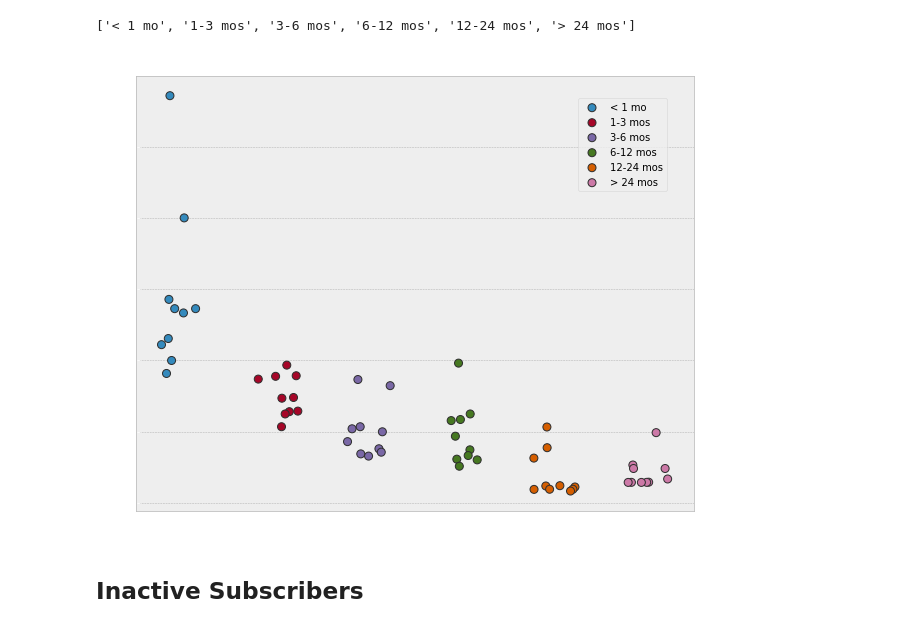
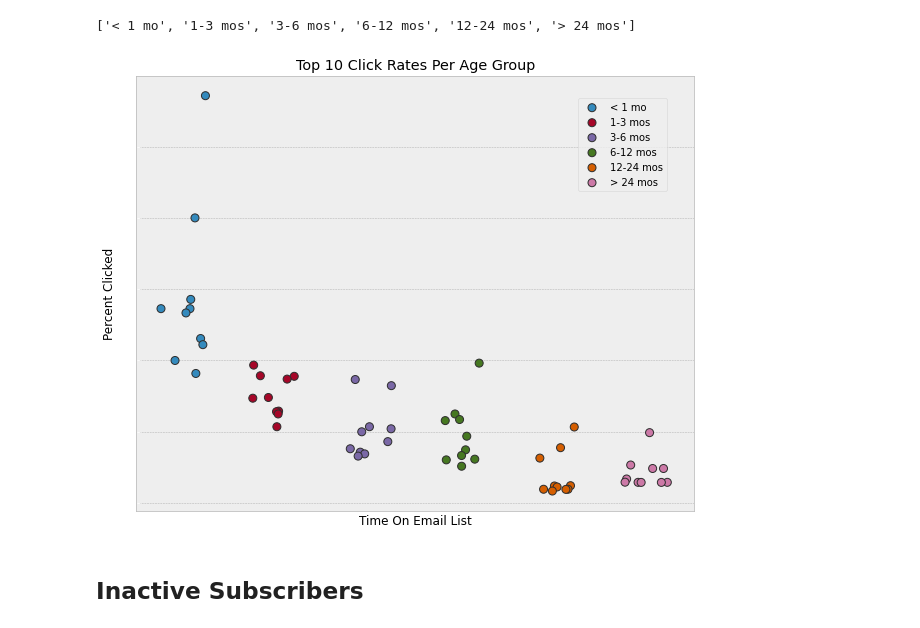
Before and after one commit to megangrannan/Portfolio, a Jupyter notebook: Coach_Viva_Email_Analysis.ipynb, the cells around one changed output. Drawn from its saved outputs; the diff is of its cells as text; code cells hidden in the pictures.

```diff
--- a/Coach_Viva_Email_Analysis.ipynb
+++ b/Coach_Viva_Email_Analysis.ipynb
@@ -576,17 +576,17 @@ groups_ordered
 # %%
 # Plot the top 10 highest click rates for each time group
 fig, ax = plt.subplots(figsize=(10,8))
 sns.stripplot(x=top_clicks.index, y='percent_clicked', data=top_clicks, order=groups_ordered, s=8, linewidth=1, jitter=.25)
-plt.ylabel('Percent Clicked', color='white')
-plt.xlabel('Time On Email List', color='white')
+plt.ylabel('Percent Clicked')
+plt.xlabel('Time On Email List')
 plt.xticks(labels=None)
 plt.legend(groups_ordered, bbox_to_anchor=[.96, .96])
 ax.set_xticks([])
 ax.tick_params(colors='white')
-plt.title('Top 10 Click Rates Per Age Group', color='white')
+plt.title('Top 10 Click Rates Per Age Group')
 plt.show()
 # %% [output]
-[figure, old version]
+[figure, new version]
 # %% [markdown]
 ## Inactive Subscribers
 # %% [markdown]
```
